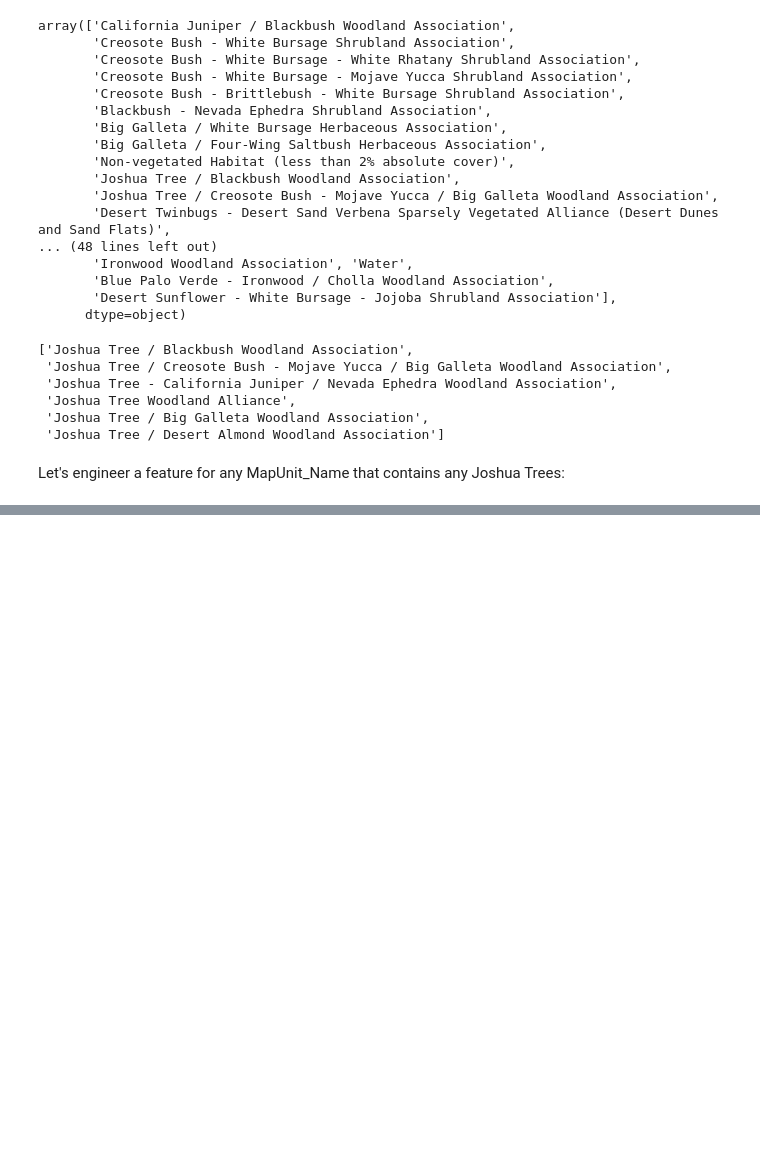
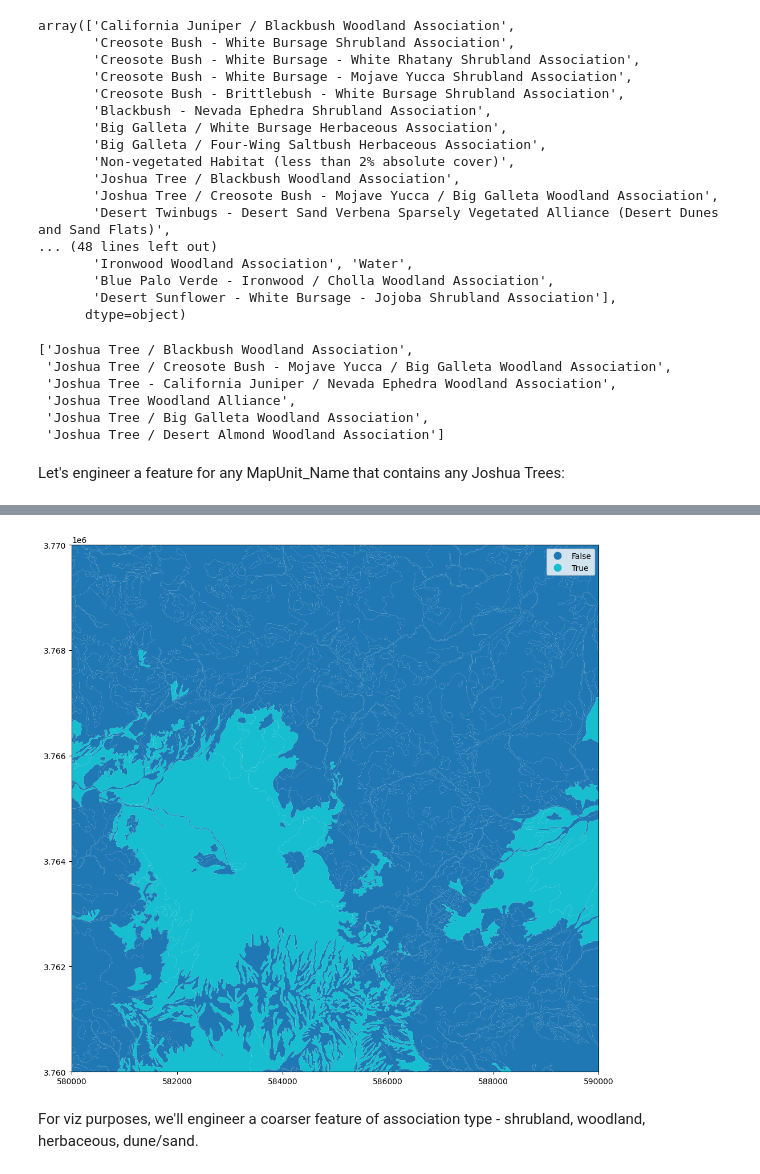
Before and after one commit to SchmidtDSE/nps, a Jupyter notebook: JOTR/VegMapping/VegMapping_EDA.ipynb, the cells around one changed output, grey strips where cells are left out. Cells and saved outputs as stored; diff of their text form; code cells hidden in the pictures; blank space fills up the shorter version.

```diff
--- a/JOTR/VegMapping/VegMapping_EDA.ipynb
+++ b/JOTR/VegMapping/VegMapping_EDA.ipynb
@@ -101 +102,11 @@ park_boundary.plot(color="none", edgecolor="black", linewidth=2, ax=plt.gca())
 [figure]
+# %%
+veg_poly.plot(column="contains_Joshua_Tree", legend=True)
+park_boundary.plot(color="none", edgecolor="black", linewidth=2, ax=plt.gca())
+plt.ylim(3.76e6, 3.77e6)
+plt.xlim(580000, 590000)
+plt.show()
+# %% [output]
+[figure, added]
+# %% [markdown]
+For viz purposes, we'll engineer a coarser feature of association type - shrubland, woodland, herbaceous, dune/sand.
```
Also changed, not shown: parts of 19 cells of this notebook, 2 other files.
